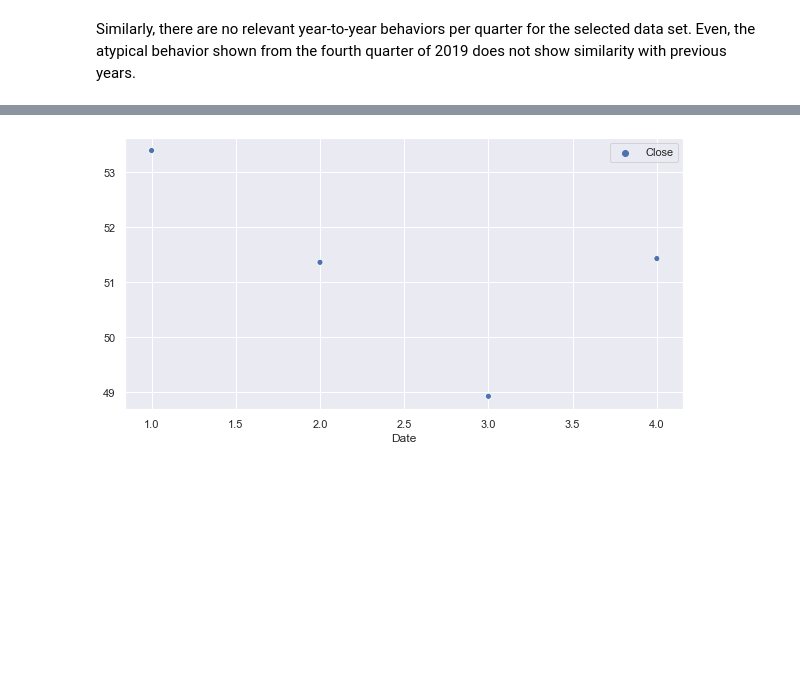
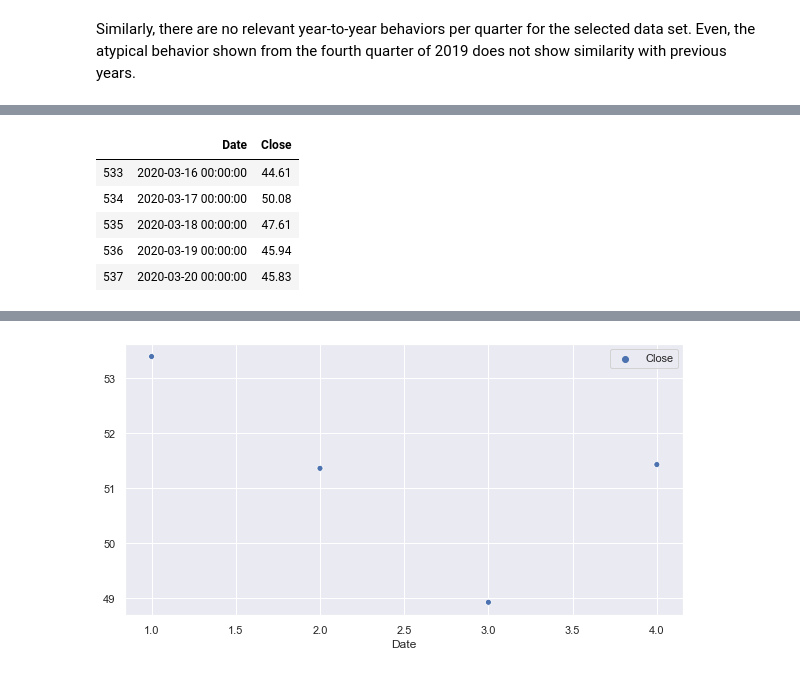
Before and after one commit to erojaso/Forecasting-Stock-Prices, a Jupyter notebook: 01_stock_price_forecast_exploratory_data_analysis.ipynb, the cells around one changed output, grey strips where cells are left out. Drawn from its saved outputs; the diff is of its cells as text; code cells hidden in the pictures; blank space fills up the shorter version.

```diff
--- a/01_stock_price_forecast_exploratory_data_analysis.ipynb
+++ b/01_stock_price_forecast_exploratory_data_analysis.ipynb
@@ -292,0 +296,9 @@ Similarly, there are no relevant year-to-year behaviors per quarter for the sele
+# %%
+new_data.tail()
+# %% [output]
+|  | Date | Close |
+| 533 | 2020-03-16 00:00:00 | 44.61 |
+| 534 | 2020-03-17 00:00:00 | 50.08 |
+| 535 | 2020-03-18 00:00:00 | 47.61 |
+| 536 | 2020-03-19 00:00:00 | 45.94 |
+| 537 | 2020-03-20 00:00:00 | 45.83 |
```
Also changed, not shown: parts of 23 cells of this notebook, 4 other files.
